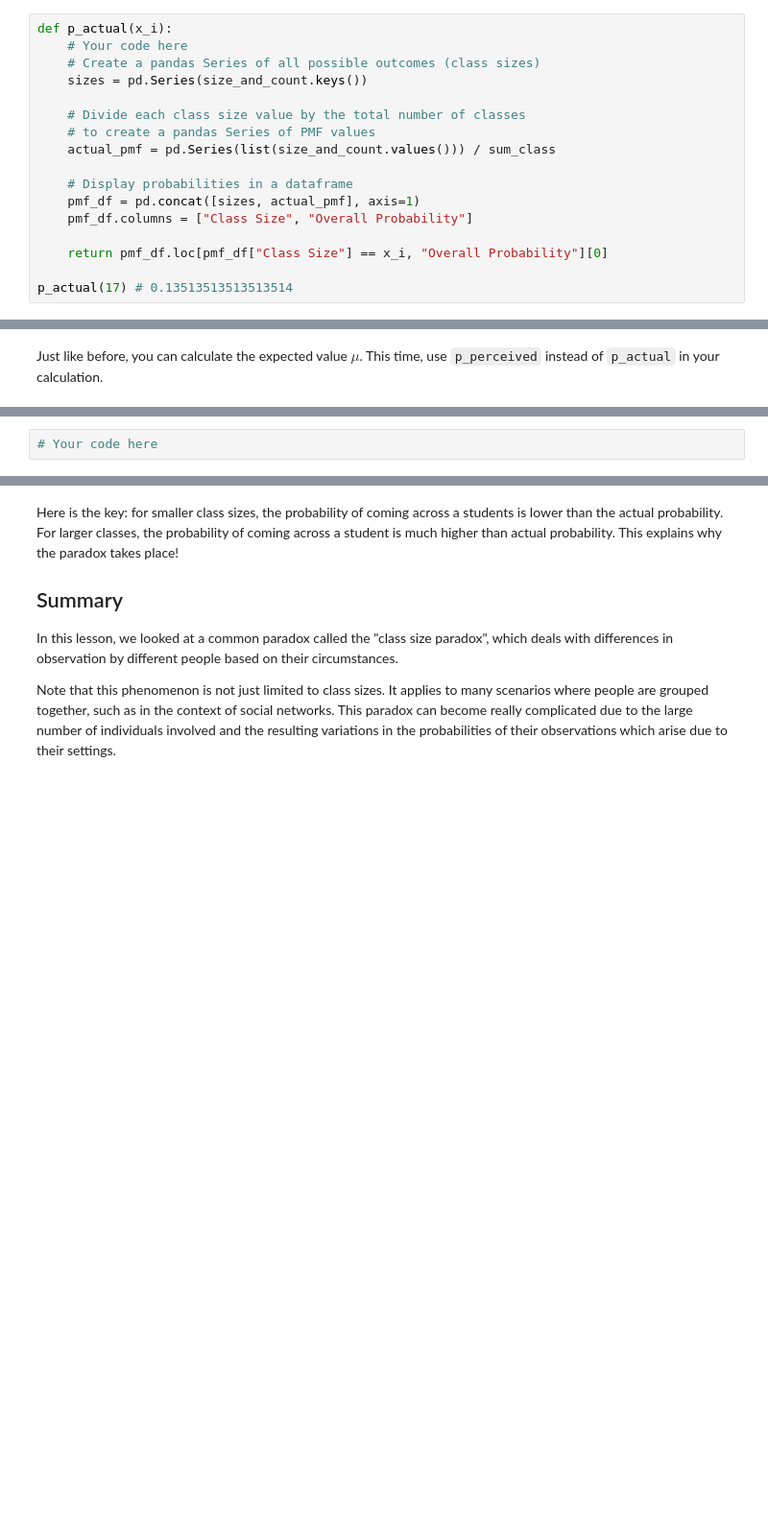
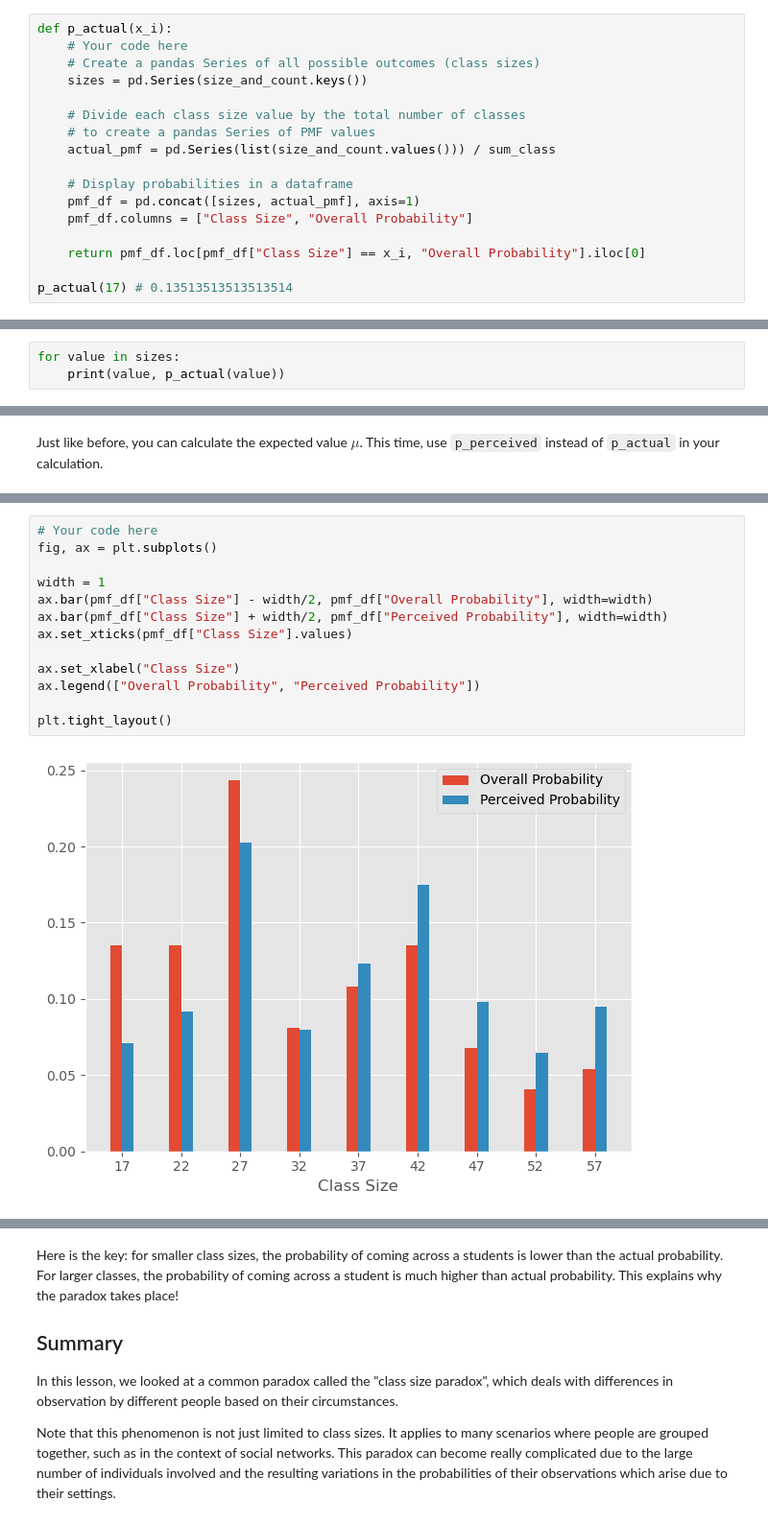
Before and after one commit to AndreJacobsPy/probability-mass-function-lab, a Jupyter notebook: index.ipynb, the cells around one changed output, grey strips where cells are left out. Shown at 96% size. Drawn from its saved outputs; the diff is of its cells as text; blank space fills up the shorter version.

```diff
--- a/index.ipynb
+++ b/index.ipynb
@@ -118,7 +118,7 @@ def p_actual(x_i):
     pmf_df = pd.concat([sizes, actual_pmf], axis=1)
     pmf_df.columns = ["Class Size", "Overall Probability"]
 
-    return pmf_df.loc[pmf_df["Class Size"] == x_i, "Overall Probability"][0]
+    return pmf_df.loc[pmf_df["Class Size"] == x_i, "Overall Probability"].iloc[0]
 
 p_actual(17) # 0.13513513513513514
 # %% [output]
@@ -158,3 +158,6 @@ Perform the following tasks to introduce this bias.
 * Get the sum of biased class sizes
 
 The result is a new PMF that represents the biased distribution.
+# %%
+for value in sizes:
+    print(value, p_actual(value))
@@ -194,8 +244,21 @@ Here we see it, the average or expected value of biased results comes out higher
 You can use `.plot.bar` again on `pmf_df`, this time changing the `y` parameter so that both probability distributions will be plotted side-by-side. Your plot should look like this:
 
 ![bar graph with two PMFs side by side](side_by_side_graph.png)
-# %%
-# Your code here
+# %%
+# Your code here
+fig, ax = plt.subplots()
+
+width = 1
+ax.bar(pmf_df["Class Size"] - width/2, pmf_df["Overall Probability"], width=width)
+ax.bar(pmf_df["Class Size"] + width/2, pmf_df["Perceived Probability"], width=width)
+ax.set_xticks(pmf_df["Class Size"].values)
+
+ax.set_xlabel("Class Size")
+ax.legend(["Overall Probability", "Perceived Probability"])
+
+plt.tight_layout()
+# %% [output]
+[figure, added]
 # %% [markdown]
 Your results tell you that in the biased distribution there are fewer small classes and more large classes.
 
```
Also changed, not shown: parts of 8 cells of this notebook.
